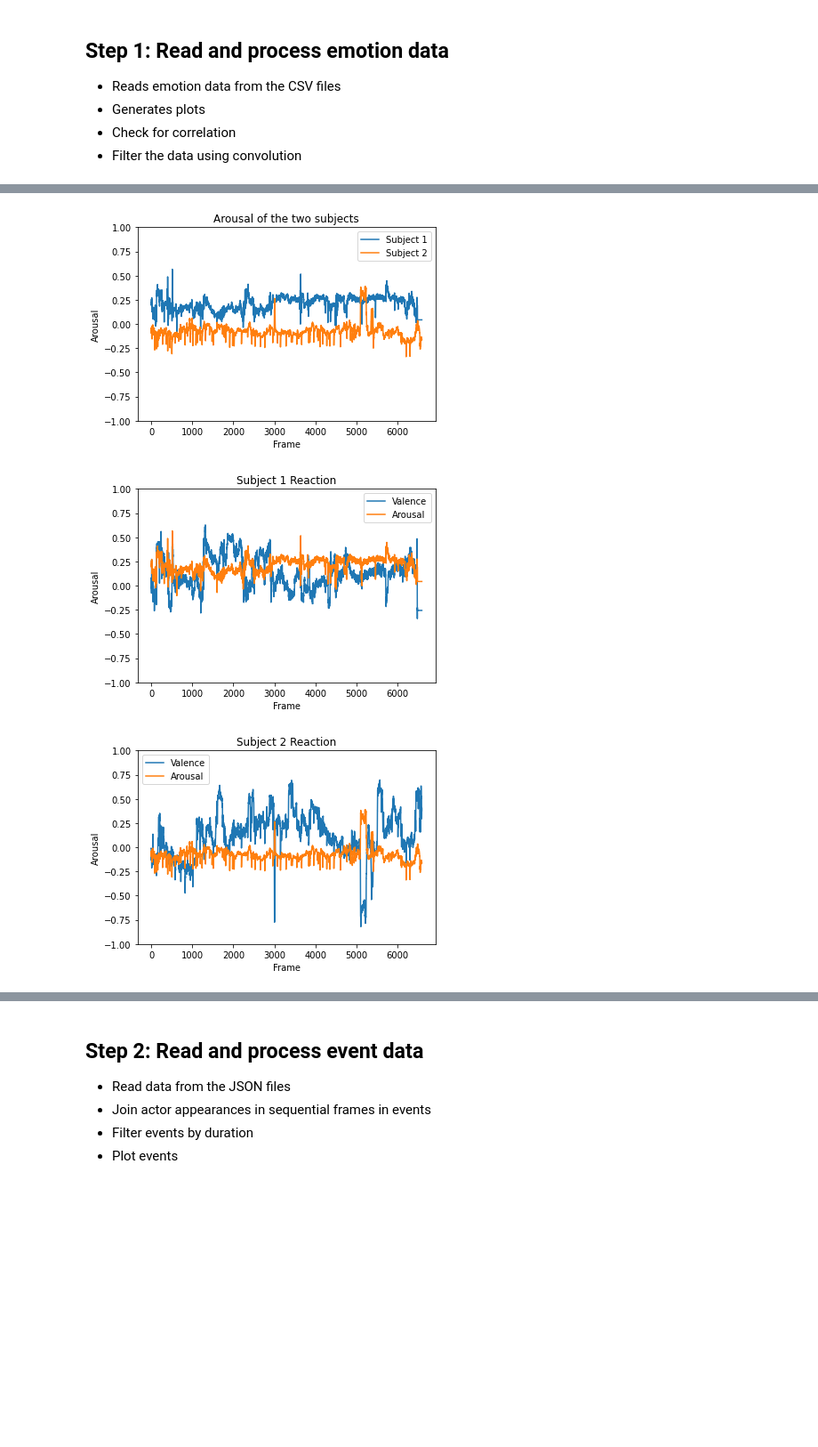
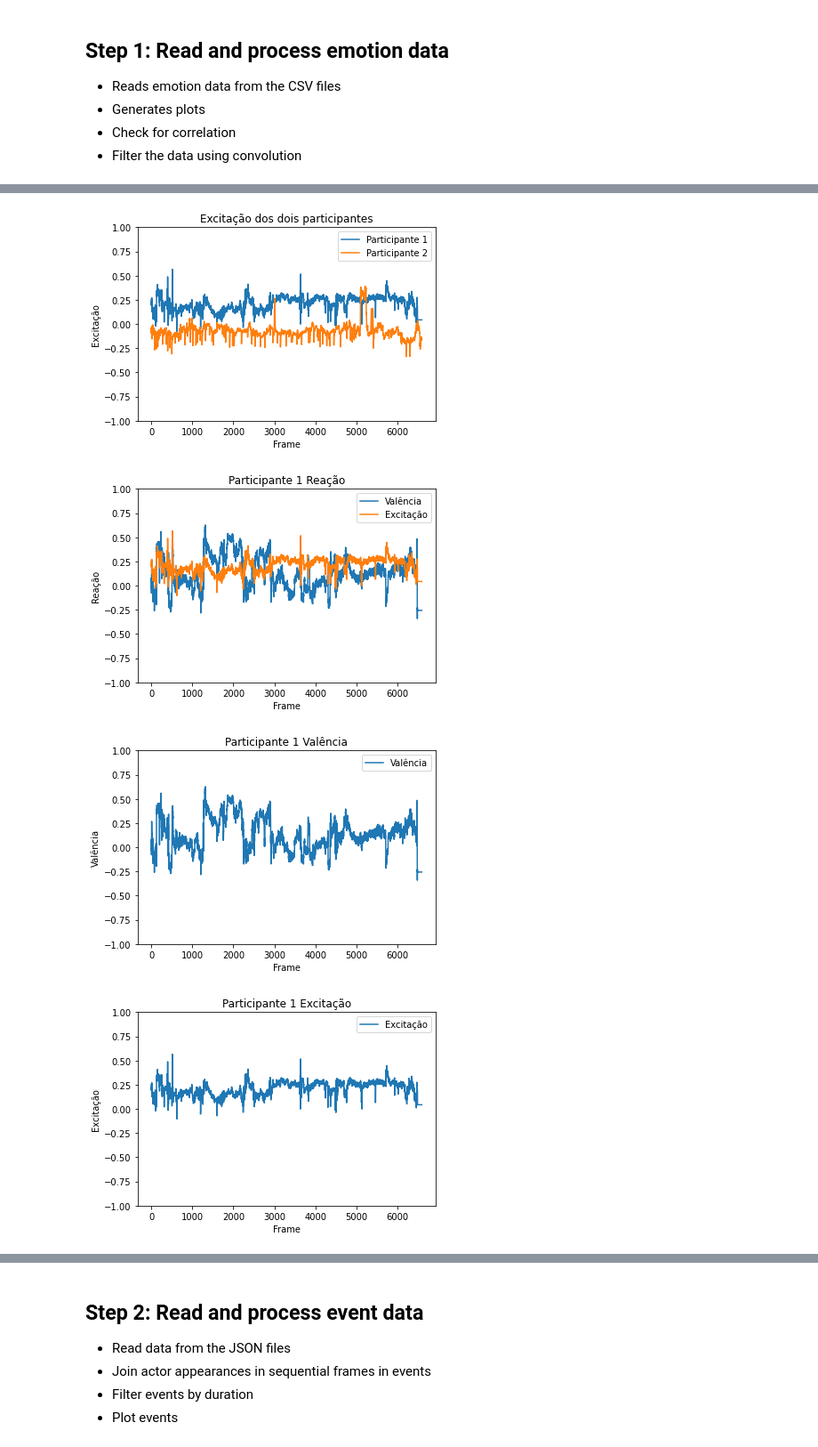
Before and after one commit to EltonCN/Emotion-estimation-applied-to-storytelling-reaction, a Jupyter notebook: analysis.ipynb, the cells around one changed output, grey strips where cells are left out. Shown at 89% size. Cells and saved outputs as stored; diff of their text form; code cells hidden in the pictures; blank space fills up the shorter version.

Commit message:
Gráficos traduzidos e criado mais visualizações

```diff
--- a/analysis.ipynb
+++ b/analysis.ipynb
@@ -57,7 +57,7 @@ for i in range(2):
 
     data["valence"].append(np.ndarray(n_frame))
     data["arousal"].append(np.ndarray(n_frame))
-    data["expression"].append(np.ndarray(n_frame, dtype=str))
+    data["expression"].append(np.ndarray(n_frame, dtype=np.dtype('U8')))
 
     line_index = 0
 
@@ -101,9 +101,9 @@ plt.plot(data["frame"], data["valence"][0])
 plt.plot(data["frame"], data["valence"][1])
 plt.ylim(-1, 1)
 
-plt.legend(["Subject 1", "Subject 2"])
-plt.title("Valence of the two subjects")
-plt.ylabel("Valence")
+plt.legend(["Participante 1", "Participante 2"])
+plt.title("Valência dos dois participantes")
+plt.ylabel("Valência")
 plt.xlabel("Frame")
 
 plt.show()
@@ -116,9 +116,9 @@ plt.plot(data["frame"], data["arousal"][0])
 plt.plot(data["frame"], data["arousal"][1])
 plt.ylim(-1, 1)
 
-plt.legend(["Subject 1", "Subject 2"])
-plt.title("Arousal of the two subjects")
-plt.ylabel("Arousal")
+plt.legend(["Participante 1", "Participante 2"])
+plt.title("Excitação dos dois participantes")
+plt.ylabel("Excitação")
 plt.xlabel("Frame")
 
 plt.show()
@@ -132,11 +132,30 @@ for i in range(2):
     plt.plot(data["frame"], data["arousal"][i])
     plt.ylim(-1, 1)
 
-    plt.legend(["Valence", "Arousal"])
-    plt.title("Subject "+str(i+1)+" Reaction")
-    plt.ylabel("Arousal")
+    plt.legend(["Valência", "Excitação"])
+    plt.title("Participante "+str(i+1)+" Reação")
+    plt.ylabel("Reação")
     plt.xlabel("Frame")
 
     plt.show()
     fig.savefig("Results/Subject "+str(i+1)+" Reaction"+".png",  facecolor='white', transparent=False )
+
+    for dimension in ["valence", "arousal"]:
+        fig = plt.figure()
+        plt.plot(data["frame"], data[dimension][i])
+        plt.ylim(-1, 1)
+
+        dimension_name = ""
+        if dimension == "valence":
+            dimension_name = "Valência"
+        else:
+            dimension_name = "Excitação"
+
+        plt.title("Participante "+str(i+1)+" "+dimension_name)
+        plt.legend([dimension_name])
+        plt.ylabel(dimension_name)
+        plt.xlabel("Frame")
+
+        plt.show()
+        fig.savefig("Results/Subject "+str(i+1)+" "+dimension_name+".png",  facecolor='white', transparent=False )
 # %% [output]
@@ -144,3 +163,4 @@ for i in range(2):
-[figure, old version]
+[figure, new version]
-[figure, old version]
+[figure, new version]
-[figure, old version]
+[figure, new version]
+[figure, added]
```
Also changed, not shown: parts of 13 cells of this notebook, 22 other files.
